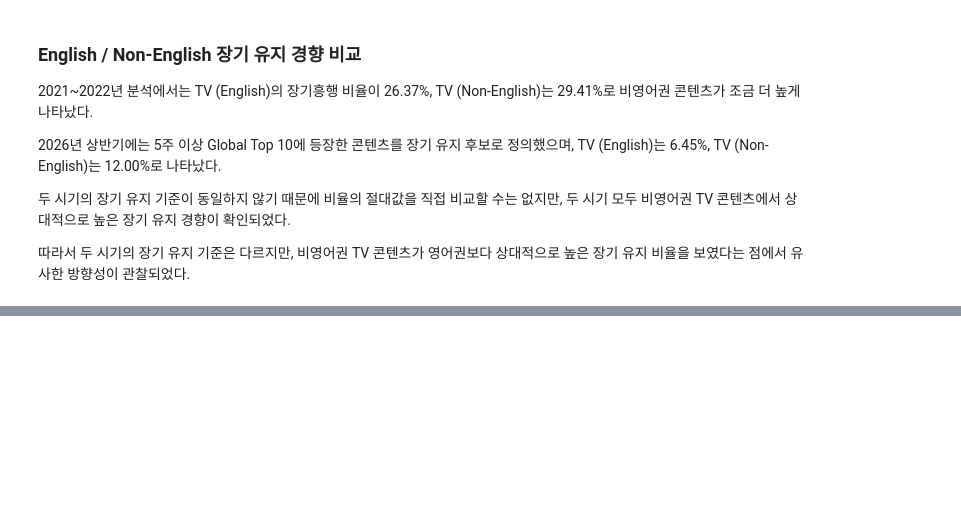
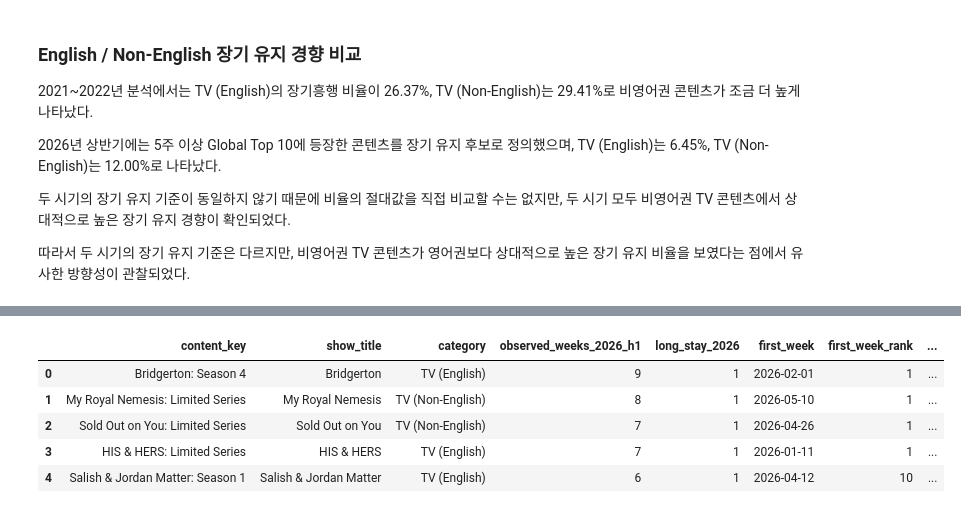
Before and after one commit to yryang101/netflix-game-ip-content-strategy, a Jupyter notebook: notebooks/04_recent_market_validation.ipynb, the cells around one changed output, grey strips where cells are left out. Saved outputs shown, nothing was run; the diff lists cells and outputs as text; code cells hidden in the pictures; blank space fills up the shorter version.

```diff
--- a/notebooks/04_recent_market_validation.ipynb
+++ b/notebooks/04_recent_market_validation.ipynb
@@ -503,0 +528,29 @@ TV (English)는 6.45%, TV (Non-English)는 12.00%로 나타났다.
+# %%
+# 2026 H1 시즌·파트별 첫 등장 시점의 순위, 시청시간, 조회수를 추출
+
+first_week_2026 = (
+    tv_h1_2026
+    .sort_values("week")
+    .groupby("content_key")
+    .first()
+    .reset_index()
+)
+
+first_week_2026 = first_week_2026[
+    [
+        "content_key",
+        "week",
+        "weekly_rank",
+        "weekly_hours_viewed",
+        "weekly_views"
+    ]
+].rename(
+    columns={
+        "week": "first_week",
+        "weekly_rank": "first_week_rank",
+        "weekly_hours_viewed": "first_week_hours",
+        "weekly_views": "first_week_views"
+    }
+)
+
+display(first_week_2026.head())
@@ -503,0 +564,17 @@ TV (English)는 6.45%, TV (Non-English)는 12.00%로 나타났다.
+# %%
+# 시즌·파트별 장기 유지 여부에 첫 주 성과 데이터를 결합
+
+tv_2026_analysis = tv_2026_observed_weeks.merge(
+    first_week_2026,
+    on="content_key",
+    how="left"
+)
+
+display(tv_2026_analysis.head())
+# %% [output]
+|  | content_key | show_title | category | observed_weeks_2026_h1 | long_stay_2026 | first_week | first_week_rank | ... |
+| 0 | Bridgerton: Season 4 | Bridgerton | TV (English) | 9 | 1 | 2026-02-01 | 1 | ... |
+| 1 | My Royal Nemesis: Limited Series | My Royal Nemesis | TV (Non-English) | 8 | 1 | 2026-05-10 | 1 | ... |
+| 2 | Sold Out on You: Limited Series | Sold Out on You | TV (Non-English) | 7 | 1 | 2026-04-26 | 1 | ... |
+| 3 | HIS & HERS: Limited Series | HIS & HERS | TV (English) | 7 | 1 | 2026-01-11 | 1 | ... |
+| 4 | Salish & Jordan Matter: Season 1 | Salish & Jordan Matter | TV (English) | 6 | 1 | 2026-04-12 | 10 | ... |
```
Also changed, not shown: parts of 14 cells of this notebook, 1 other file.
